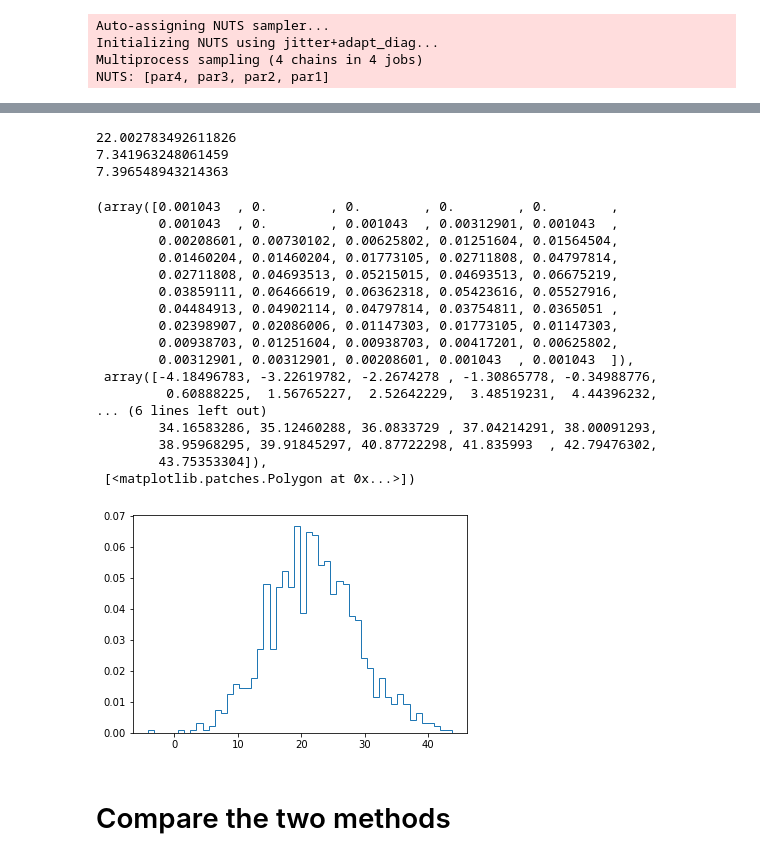
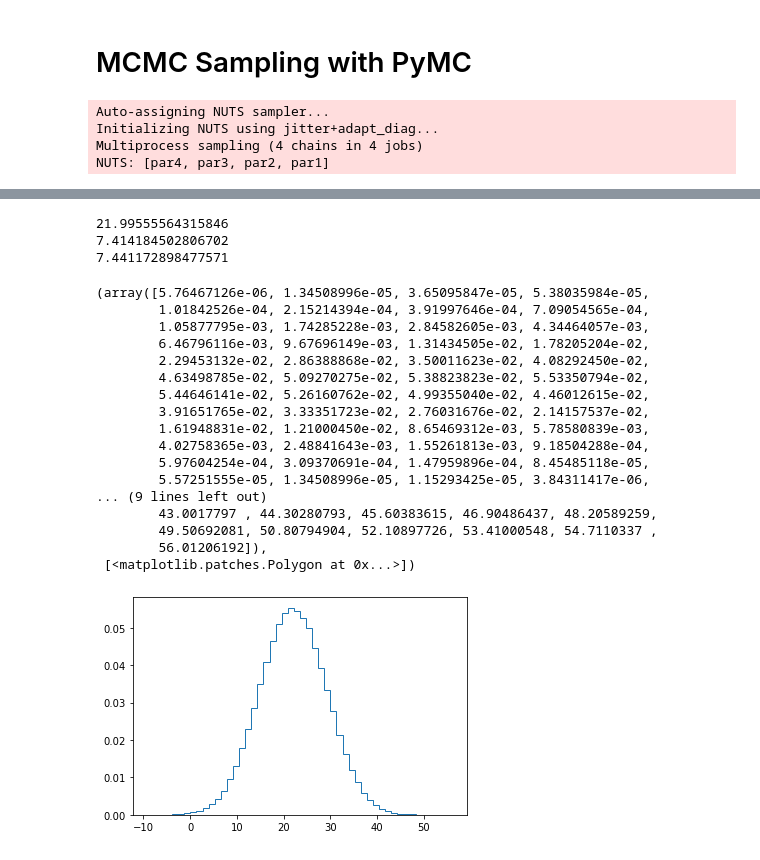
Before and after one commit to tetarenk/ipynb_notebooks, a Jupyter notebook: MCMC_sampling_example.ipynb, the cells around one changed output, grey strips where cells are left out. Saved outputs shown, nothing was run; the diff lists cells and outputs as text; code cells hidden in the pictures.

```diff
--- a/MCMC_sampling_example.ipynb
+++ b/MCMC_sampling_example.ipynb
@@ -14,6 +15,6 @@ def total_model(param1,param2,param3,param4):
 # %%
 #define number of samples
-nsamp = 1000
+nsamp = 100000
 
 #draw samples from parameter distributions (here I have assumed normal distributions)
 par1 = ss.norm(loc=5.,scale=3).rvs(nsamp)
@@ -56,6 +61,8 @@ plt.hist(thing,bins=50,histtype='step',density=True)
+# %% [markdown]
+# MCMC Sampling with PyMC
 # %%
 #define number of samples
-nsamp=1000
+nsamp=100000
 
 with pm.Model() as model:
     #define parameter distributions
@@ -72,7 +79,7 @@ with pm.Model() as model:
 print(np.median(trace['thingy']))
 print(np.median(trace['thingy'])-np.quantile(trace['thingy'],0.15))
 print(np.quantile(trace['thingy'],0.85)-np.median(trace['thingy']))
-plt.hist(thing,bins=50,histtype='step',density=True)
+plt.hist(trace['thingy'],bins=50,density=True,histtype='step')
 # %% [output]
 Auto-assigning NUTS sampler...
 Initializing NUTS using jitter+adapt_diag...
@@ -83,23 +90,21 @@ Sampling 4 chains for 1_000 tune and 1_000 draw iterations (4_000 + 4_000 draws
-22.002783492611826
-7.341963248061459
-7.396548943214363
+21.99555564315846
+7.414184502806702
+7.441172898477571
-(array([0.001043  , 0.        , 0.        , 0.        , 0.        ,
-        0.001043  , 0.        , 0.001043  , 0.00312901, 0.001043  ,
-        0.00208601, 0.00730102, 0.00625802, 0.01251604, 0.01564504,
-        0.01460204, 0.01460204, 0.01773105, 0.02711808, 0.04797814,
-        0.02711808, 0.04693513, 0.05215015, 0.04693513, 0.06675219,
-        0.03859111, 0.06466619, 0.06362318, 0.05423616, 0.05527916,
-        0.04484913, 0.04902114, 0.04797814, 0.03754811, 0.0365051 ,
-        0.02398907, 0.02086006, 0.01147303, 0.01773105, 0.01147303,
-        0.00938703, 0.01251604, 0.00938703, 0.00417201, 0.00625802,
-        0.00312901, 0.00312901, 0.00208601, 0.001043  , 0.001043  ]),
- array([-4.18496783, -3.22619782, -2.2674278 , -1.30865778, -0.34988776,
-         0.60888225,  1.56765227,  2.52642229,  3.48519231,  4.44396232,
-... (6 lines left out)
-        34.16583286, 35.12460288, 36.0833729 , 37.04214291, 38.00091293,
-        38.95968295, 39.91845297, 40.87722298, 41.835993  , 42.79476302,
-        43.75353304]),
+(array([5.76467126e-06, 1.34508996e-05, 3.65095847e-05, 5.38035984e-05,
+        1.01842526e-04, 2.15214394e-04, 3.91997646e-04, 7.09054565e-04,
+        1.05877795e-03, 1.74285228e-03, 2.84582605e-03, 4.34464057e-03,
+        6.46796116e-03, 9.67696149e-03, 1.31434505e-02, 1.78205204e-02,
+        2.29453132e-02, 2.86388868e-02, 3.50011623e-02, 4.08292450e-02,
+        4.63498785e-02, 5.09270275e-02, 5.38823823e-02, 5.53350794e-02,
+        5.44646141e-02, 5.26160762e-02, 4.99355040e-02, 4.46012615e-02,
+        3.91651765e-02, 3.33351723e-02, 2.76031676e-02, 2.14157537e-02,
+        1.61948831e-02, 1.21000450e-02, 8.65469312e-03, 5.78580839e-03,
+        4.02758365e-03, 2.48841643e-03, 1.55261813e-03, 9.18504288e-04,
+        5.97604254e-04, 3.09370691e-04, 1.47959896e-04, 8.45485118e-05,
+        5.57251555e-05, 1.34508996e-05, 1.15293425e-05, 3.84311417e-06,
+... (9 lines left out)
+        43.0017797 , 44.30280793, 45.60383615, 46.90486437, 48.20589259,
+        49.50692081, 50.80794904, 52.10897726, 53.41000548, 54.7110337 ,
+        56.01206192]),
  [<matplotlib.patches.Polygon at 0x...>])
-[figure, old version]
+[figure, new version]
-# %% [markdown]
-# Compare the two methods
```
Also changed, not shown: parts of 12 cells of this notebook.
